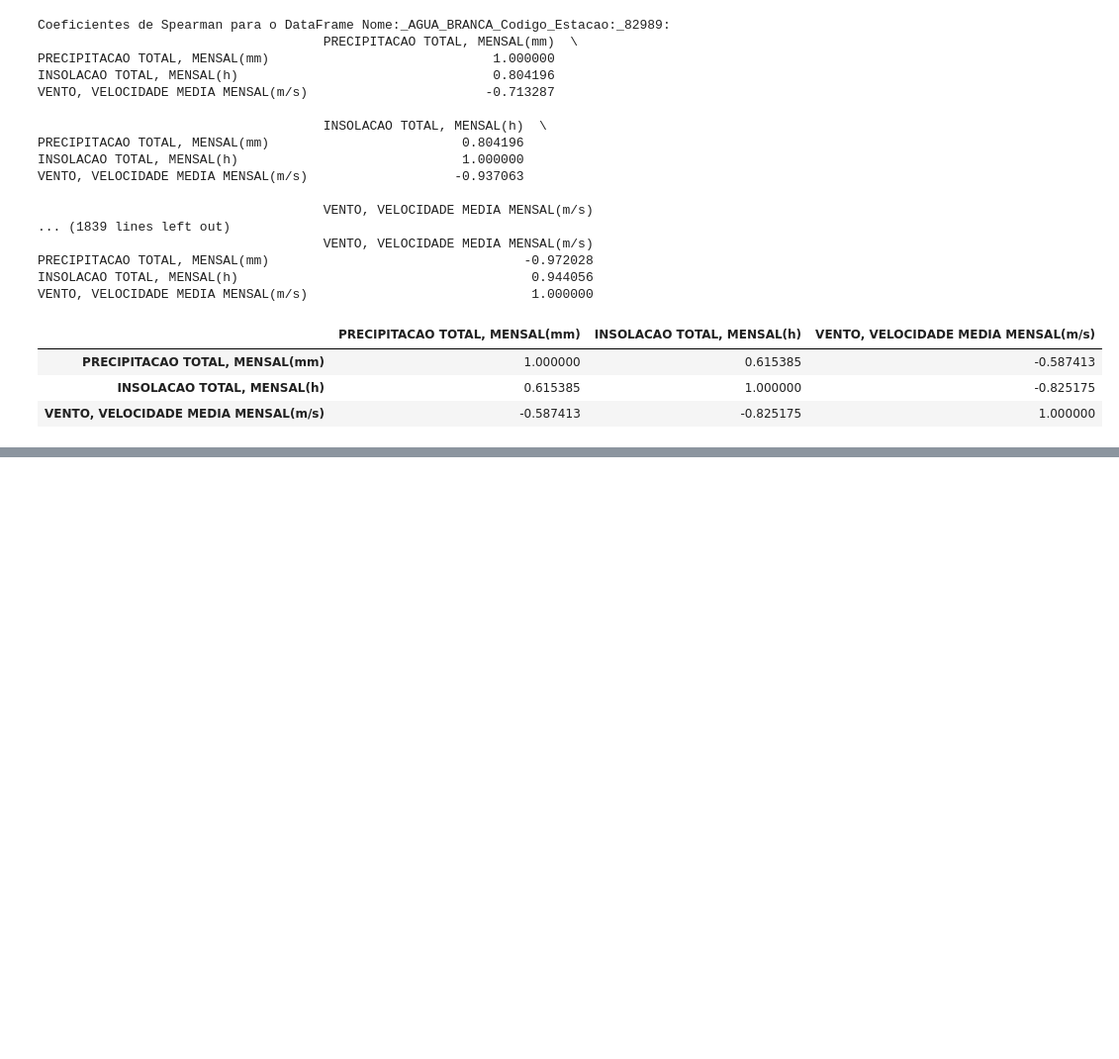
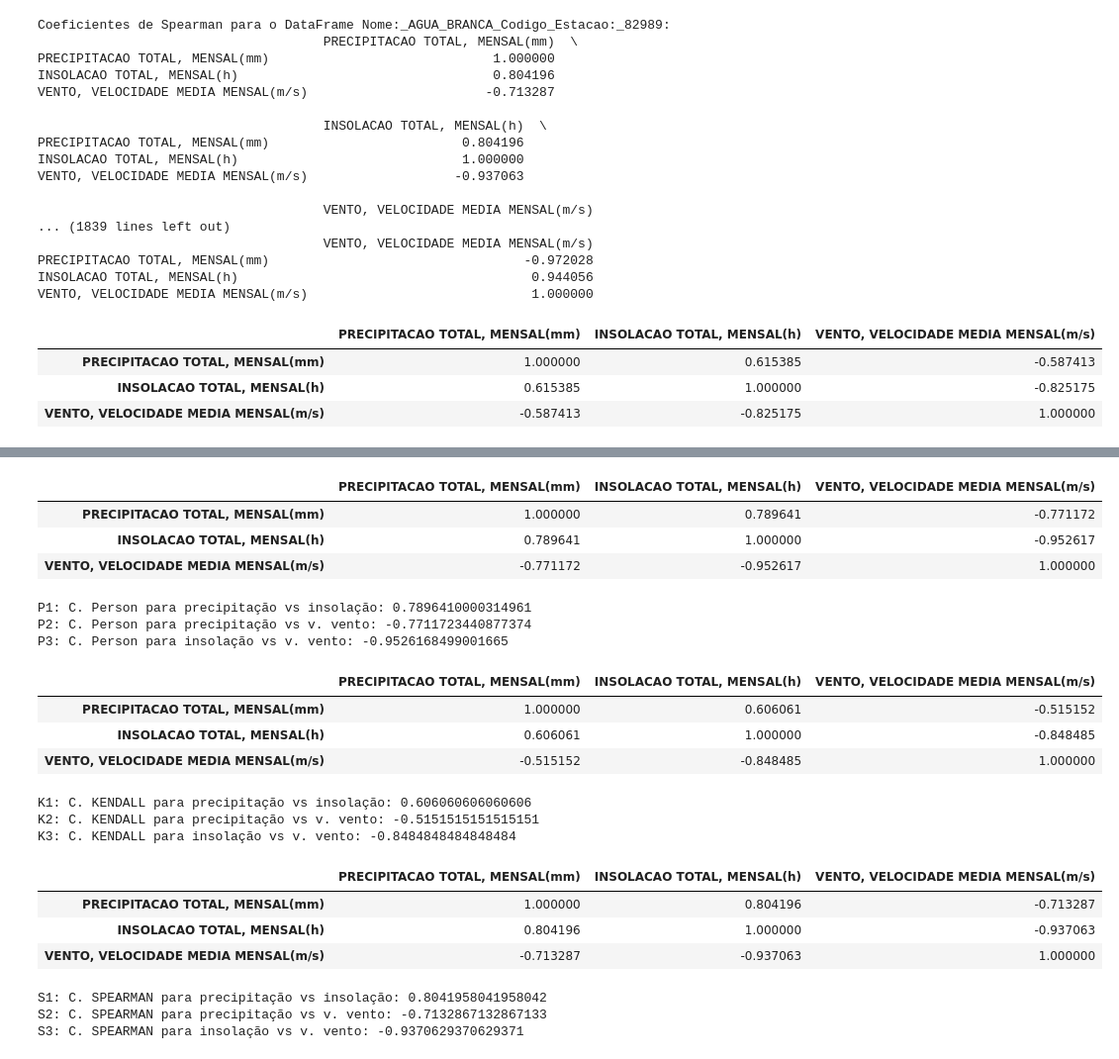
Before and after one commit to maryofcarmo/AULA01, a Jupyter notebook: ICV.ipynb, the cells around one changed output, grey strips where cells are left out. Shown at 99% size. Cells and saved outputs as stored; diff of their text form; code cells hidden in the pictures; blank space fills up the shorter version.

```diff
--- a/ICV.ipynb
+++ b/ICV.ipynb
@@ -361,0 +417,73 @@ spearman_results['Nome:_ITABAIANINHA_Codigo_Estacao:_83195']
+# %%
+# matriz de person para agua branca
+P_AGUA_BRANCA = pearson_results['Nome:_AGUA_BRANCA_Codigo_Estacao:_82989']
+P_AGUA_BRANCA
+# %% [output]
+|  | PRECIPITACAO TOTAL, MENSAL(mm) | INSOLACAO TOTAL, MENSAL(h) | VENTO, VELOCIDADE MEDIA MENSAL(m/s) |
+| PRECIPITACAO TOTAL, MENSAL(mm) | 1.000000 | 0.789641 | -0.771172 |
+| INSOLACAO TOTAL, MENSAL(h) | 0.789641 | 1.000000 | -0.952617 |
+| VENTO, VELOCIDADE MEDIA MENSAL(m/s) | -0.771172 | -0.952617 | 1.000000 |
+# %%
+prec = 'PRECIPITACAO TOTAL, MENSAL(mm)'
+vento = 'VENTO, VELOCIDADE MEDIA MENSAL(m/s)'
+insol = 'INSOLACAO TOTAL, MENSAL(h)'
+
+# Pegar as correlações específicas de Person e jogar em variáveis
+correlacao_prec_ins_p1 = P_AGUA_BRANCA.loc[insol, prec]
+correlacao_prec_vento_p2 = P_AGUA_BRANCA.loc[vento, prec]
+correlacao_ins_vento_p3 = P_AGUA_BRANCA.loc[vento, insol]
+print('P1: C. Person para precipitação vs insolação:',correlacao_prec_ins_p1)
+print('P2: C. Person para precipitação vs v. vento:',correlacao_prec_vento_p2)
+print('P3: C. Person para insolação vs v. vento:',correlacao_ins_vento_p3)
+# %% [output]
+P1: C. Person para precipitação vs insolação: 0.7896410000314961
+P2: C. Person para precipitação vs v. vento: -0.7711723440877374
+P3: C. Person para insolação vs v. vento: -0.9526168499001665
+# %%
+K_AGUA_BRANCA = kendall_results['Nome:_AGUA_BRANCA_Codigo_Estacao:_82989']
+K_AGUA_BRANCA
+# %% [output]
+|  | PRECIPITACAO TOTAL, MENSAL(mm) | INSOLACAO TOTAL, MENSAL(h) | VENTO, VELOCIDADE MEDIA MENSAL(m/s) |
+| PRECIPITACAO TOTAL, MENSAL(mm) | 1.000000 | 0.606061 | -0.515152 |
+| INSOLACAO TOTAL, MENSAL(h) | 0.606061 | 1.000000 | -0.848485 |
+| VENTO, VELOCIDADE MEDIA MENSAL(m/s) | -0.515152 | -0.848485 | 1.000000 |
+# %%
+prec = 'PRECIPITACAO TOTAL, MENSAL(mm)'
+vento = 'VENTO, VELOCIDADE MEDIA MENSAL(m/s)'
+insol = 'INSOLACAO TOTAL, MENSAL(h)'
+
+# Pegar as correlações específicas de Person e jogar em variáveis
+K1 = K_AGUA_BRANCA.loc[insol, prec]
+K2 = K_AGUA_BRANCA.loc[vento, prec]
+K3 = K_AGUA_BRANCA.loc[vento, insol]
+print('K1: C. KENDALL para precipitação vs insolação:',K1)
+print('K2: C. KENDALL para precipitação vs v. vento:',K2)
+print('K3: C. KENDALL para insolação vs v. vento:',K3)
+# %% [output]
+K1: C. KENDALL para precipitação vs insolação: 0.606060606060606
+K2: C. KENDALL para precipitação vs v. vento: -0.5151515151515151
+K3: C. KENDALL para insolação vs v. vento: -0.8484848484848484
+# %%
+S_AGUA_BRANCA = spearman_results['Nome:_AGUA_BRANCA_Codigo_Estacao:_82989']
+S_AGUA_BRANCA
+# %% [output]
+|  | PRECIPITACAO TOTAL, MENSAL(mm) | INSOLACAO TOTAL, MENSAL(h) | VENTO, VELOCIDADE MEDIA MENSAL(m/s) |
+| PRECIPITACAO TOTAL, MENSAL(mm) | 1.000000 | 0.804196 | -0.713287 |
+| INSOLACAO TOTAL, MENSAL(h) | 0.804196 | 1.000000 | -0.937063 |
+| VENTO, VELOCIDADE MEDIA MENSAL(m/s) | -0.713287 | -0.937063 | 1.000000 |
+# %%
+prec = 'PRECIPITACAO TOTAL, MENSAL(mm)'
+vento = 'VENTO, VELOCIDADE MEDIA MENSAL(m/s)'
+insol = 'INSOLACAO TOTAL, MENSAL(h)'
+
+# Pegar as correlações específicas de Person e jogar em variáveis
+S1 = S_AGUA_BRANCA.loc[insol, prec]
+S2 = S_AGUA_BRANCA.loc[vento, prec]
+S3 = S_AGUA_BRANCA.loc[vento, insol]
+print('S1: C. SPEARMAN para precipitação vs insolação:',S1)
+print('S2: C. SPEARMAN para precipitação vs v. vento:',S2)
+print('S3: C. SPEARMAN para insolação vs v. vento:',S3)
+# %% [output]
+S1: C. SPEARMAN para precipitação vs insolação: 0.8041958041958042
+S2: C. SPEARMAN para precipitação vs v. vento: -0.7132867132867133
+S3: C. SPEARMAN para insolação vs v. vento: -0.9370629370629371
```
Also changed, not shown: parts of 8 cells of this notebook.
